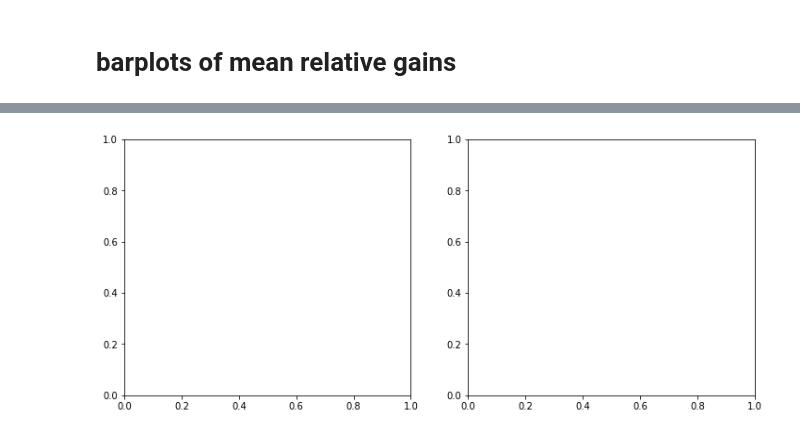
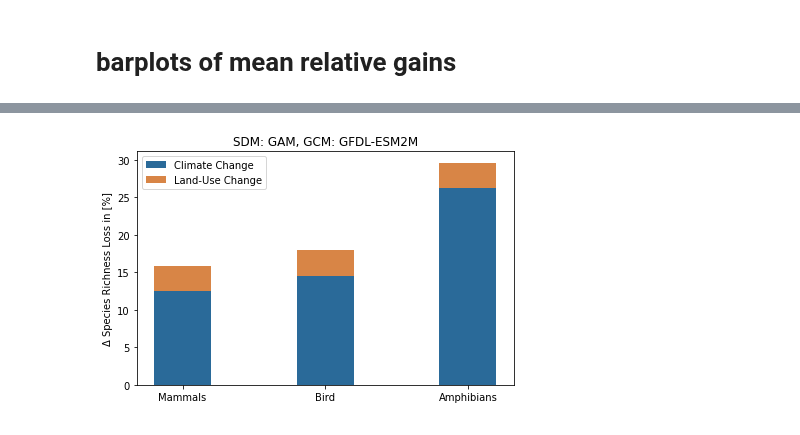
Before and after one commit to wyssacademy-unibe-ch/climate_Hari_etal_BioscenComb, a Jupyter notebook: functions/figures/key_fig_4.ipynb, the cells around one changed output, grey strips where cells are left out. Drawn from its saved outputs; the diff is of its cells as text; code cells hidden in the pictures.

```diff
--- a/functions/figures/key_fig_4.ipynb
+++ b/functions/figures/key_fig_4.ipynb
@@ -1030,65 +1523,54 @@ for scenario in scenarios:
 # %%
 
+# Create separate plots for each combination of SDM and GCM
+for sdm in sdms:
+    for gcm in gcms:
+        # Set up the bar plot
+        fig, ax = plt.subplots()
 
-fig, axes = plt.subplots(1, 2, figsize=(12, 5))
+        color_change = "#2a6a99"
+        color_land_use_change = "#d88546"
 
-color_change = "#2a6a99"
-color_land_use_change = "#d88546"
+        bar_width = 0.4
+        error_bar_shift = 0.1
 
-bar_width = 0.4
-error_bar_shift = 0.1
+        x_positions = np.arange(len(taxas))
 
-x_positions = np.arange(len(taxas))
+        # Create a variable to store the handles and labels for the legend
+        handles, labels = [], []
 
-# Create a variable to store the handles and labels for the legend
-handles, labels = [], []
+        for i, taxa in enumerate(taxas):
+            x_shift = x_positions[i]
 
-for j, scenario in enumerate(scenarios):
-    ax = axes[j]
-    scenario_handles, scenario_labels = [], []  # Separate lists for each scenario
+            # Calculate the mean values for the specific combination of SDM and GCM
+            mean_climate_change = np.mean(mean_newvalue_change[scenario][sdm][gcm][taxa])
+            mean_land_use_change = np.mean(mean_sum_bin_change[scenario][sdm][gcm][taxa] - mean_newvalue_change[scenario][sdm][gcm][taxa])
 
-    for i, taxa in enumerate(taxas):
-        x_shift = x_positions[i]
-        # ...
-
-        mean_climate_change = cleaned_newvalue_change[scenario][sdm][gcm][taxa]
-        mean_land_use_change2[scenario] = np.mean([
-            cleaned_sum_bin_change[scenario][sdm][gcm][taxa] - cleaned_newvalue_change[scenario][sdm][gcm][taxa]
-            for sdm in sdms for gcm in gcms for taxa in taxas
-        ])
+            # Calculate standard deviation or confidence interval for climate_change
 
 
-        std_dev_climate_change = np.std([np.mean(mean_newvalue_change[scenario][sdm][gcm][taxa]) for sdm in sdms for gcm in gcms])
+            if not i:
+                handle_climate_change = ax.bar(x_shift, mean_climate_change, capsize=5, width=bar_width, color=color_change, label='Climate Change')
+                handle_land_use_change = ax.bar(x_shift, mean_land_use_change2, capsize=5, width=bar_width, color=color_land_use_change, bottom=mean_climate_change, label='Land-Use Change')
 
-        if not i:
-            handle_climate_change = ax.bar(x_shift, mean_climate_change, capsize=5, width=bar_width, color=color_change, label='Climate Change')
-            handle_land_use_change = ax.bar(x_shift, mean_land_use_change2, capsize=5, width=bar_width, color=color_land_use_change, bottom=mean_climate_change, label='Land-Use Change')
-            handle_error = ax.errorbar(x_shift, mean_climate_change+ mean_land_use_change2, yerr=std_dev_climate_change, fmt='none', capsize=3, color='black', label='Climate Change Uncertainty')
+            else:
+                ax.bar(x_shift, mean_climate_change, capsize=5, width=bar_width, color=color_change)
+                ax.bar(x_shift, mean_land_use_change2, capsize=5, width=bar_width, color=color_land_use_change, bottom=mean_climate_change)
 
-            # Extend the scenario-specific lists
-            scenario_handles.extend([handle_climate_change, handle_land_use_change, handle_error])
-            scenario_labels.extend(['Climate Change', 'Land-Use Change', 'STD SDMs and GCMs'])
 
-        else:
-            ax.bar(x_shift, mean_climate_change, capsize=5, width=bar_width, color=color_change)
-            ax.bar(x_shift, mean_land_use_change2, capsize=5, width=bar_width, color=color_land_use_change, bottom=mean_climate_change)
-            ax.errorbar(x_shift, mean_climate_change+ mean_land_use_change2, yerr=std_dev_climate_change, fmt='none', capsize=3, color='black')
+        # Combine handles and labels for legend
+        handles.extend([handle_climate_change, handle_land_use_change])
+        labels.extend(['Climate Change', 'Land-Use Change', 'Uncertainty'])
 
-    # Extend the main lists with scenario-specific entries
-    handles.extend(scenario_handles)
-    labels.extend(scenario_labels)
-#for ax in axes:
+        # Set plot details
+        ax.set_xticks(x_positions)
+        ax.set_xticklabels(taxas)
+        ax.set_ylabel('\u0394 Species Richness Loss in [%]')
+        ax.legend(handles=handles, labels=labels)
 
-    # Set plot details
-    ax.set_xticks(x_positions)
-    ax.set_xticklabels(taxas)
-    ax.set_ylabel('Mean Change in Species Richness Gain in [%]')
-    ax.legend(handles=scenario_handles, labels=scenario_labels, frameon=False, loc='lower center')
-    ax.set_title(f'Mean Change from Historical to {year_indices[time_ind]} {scenario}')
+        # Set plot title with the combination of SDM and GCM
+        ax.set_title(f"SDM: {sdm}, GCM: {gcm}")
 
-# Set the final legend outside the loop
-#fig.legend(handles=handles, labels=labels, frameon=False, loc='lower center')
-
-plt.tight_layout()
-plt.show()
+        plt.tight_layout()
+        plt.show()
 # %% [output]
@@ -1096 +1577 @@ TypeError: 'numpy.float64' object does not support item assignment
-[figure, old version]
+[figure, new version]
```
Also changed, not shown: parts of 35 cells of this notebook, 23 other files.
